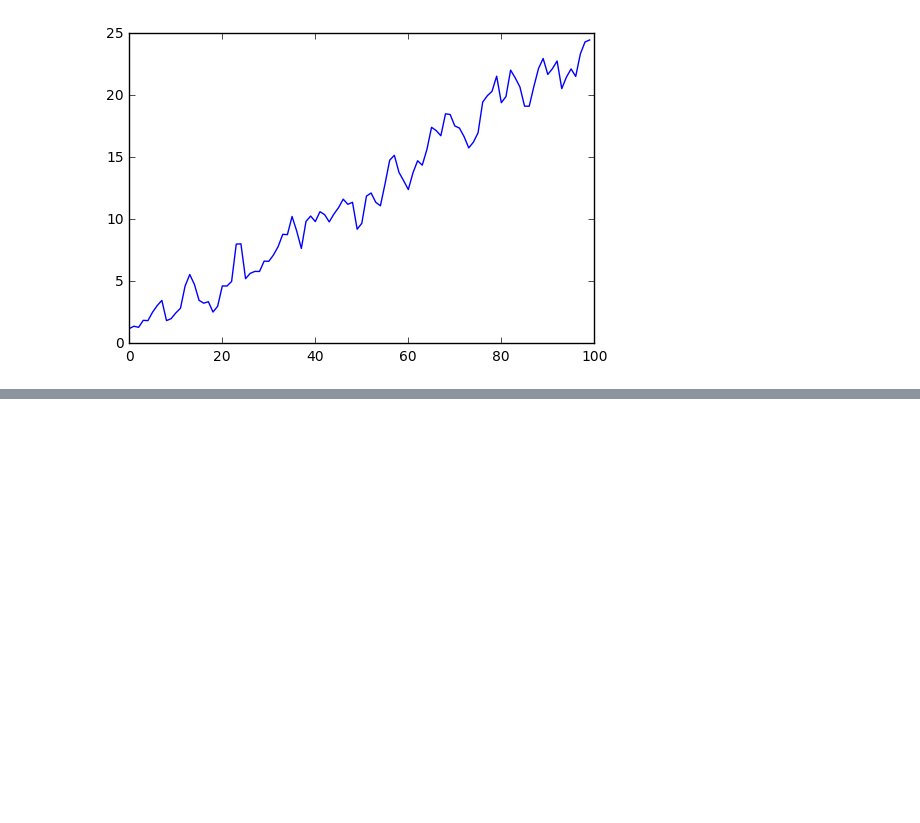
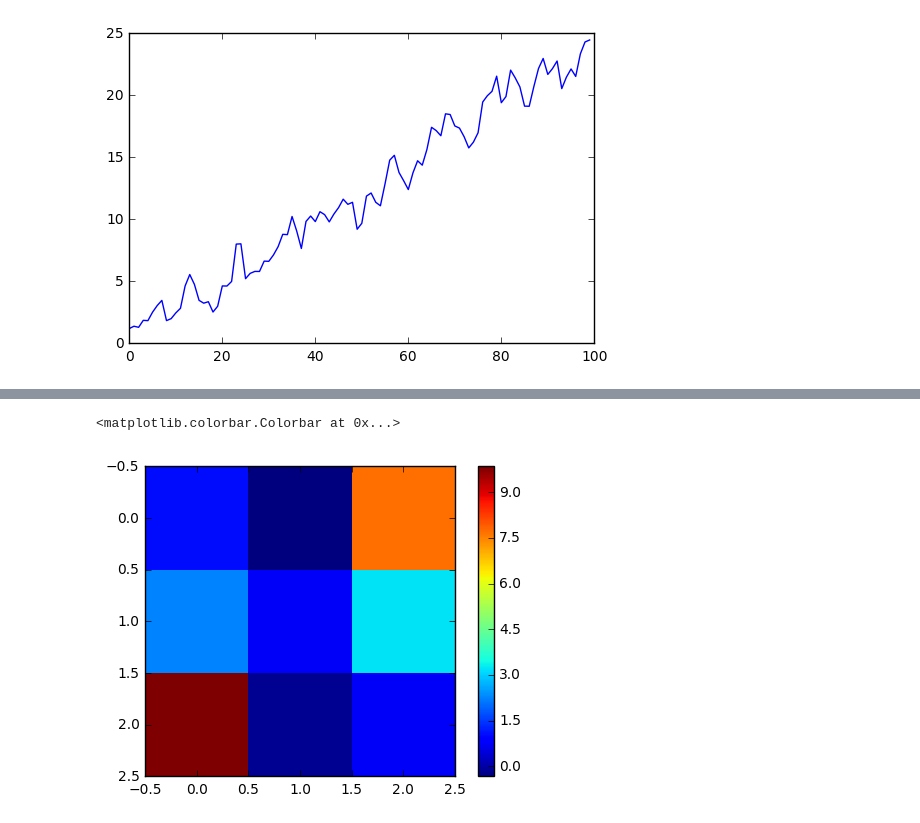
Before and after one commit to sudhNau/Baysian, a Jupyter notebook: datagenerator.ipynb, the cells around one changed output, grey strips where cells are left out. Saved outputs shown, nothing was run; the diff lists cells and outputs as text; code cells hidden in the pictures; blank space fills up the shorter version.

```diff
--- a/datagenerator.ipynb
+++ b/datagenerator.ipynb
@@ -122,0 +138,6 @@ C
+# %%
+plt.imshow(lcgm.phiHatExp,interpolation='none')
+plt.colorbar()
+# %% [output]
+<matplotlib.colorbar.Colorbar at 0x...>
+[figure, added]
```
Also changed, not shown: parts of 33 cells of this notebook, 4 other files.
